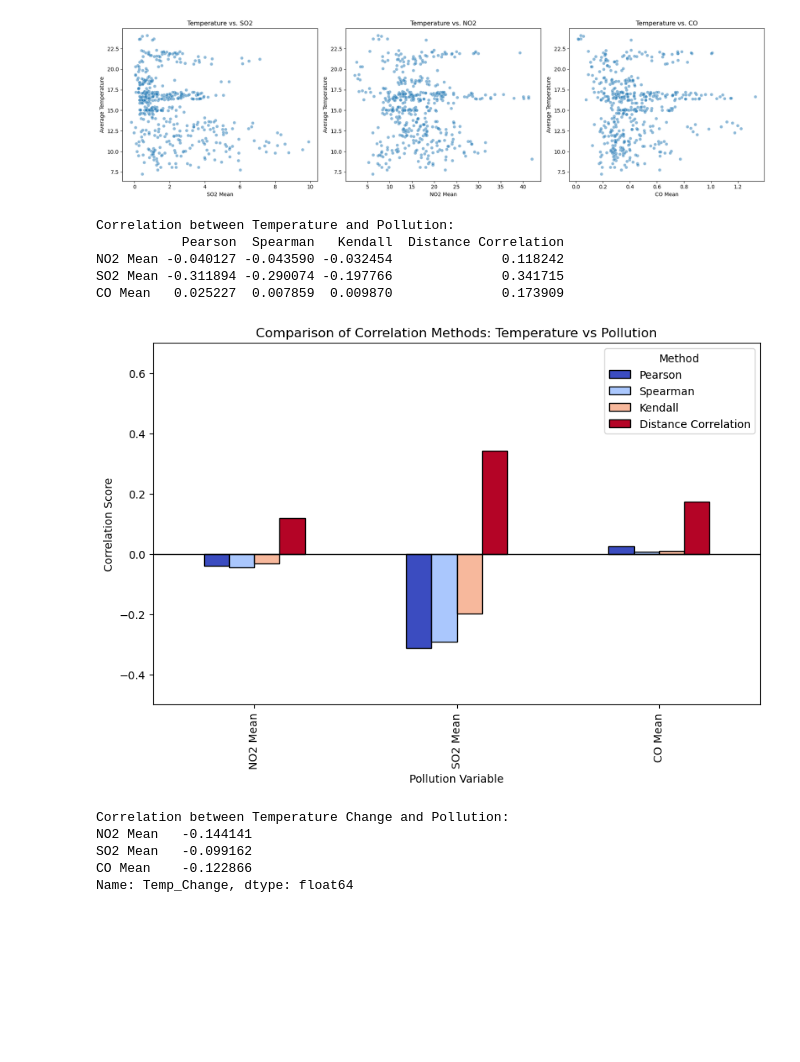
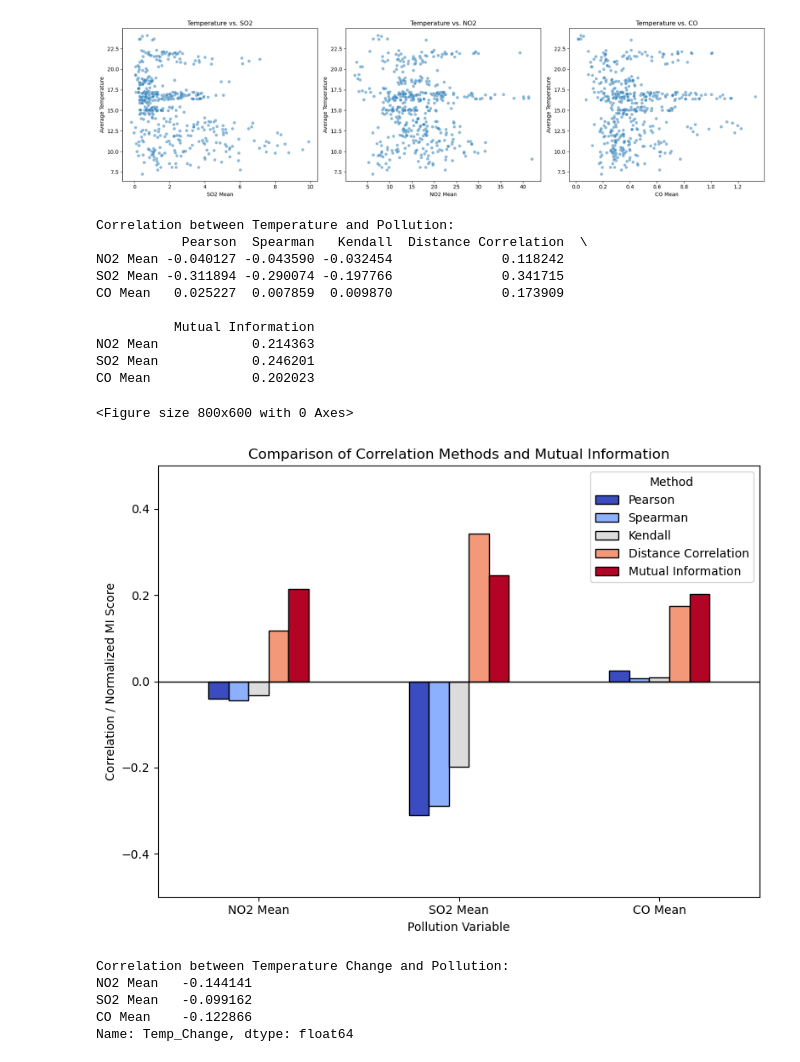
Before and after one commit to aredjil/Temperature-forecasting-for-different-cities-in-the-world, a Jupyter notebook: Correlation_analysis.ipynb, the cells around one changed output. Cells and saved outputs as stored; diff of their text form; code cells hidden in the pictures; blank space fills up the shorter version.

```diff
--- a/Correlation_analysis.ipynb
+++ b/Correlation_analysis.ipynb
@@ -102,7 +102,7 @@ We need to measure correlations between different variables in the dataset (df).
 #pollution_df = pd.read_csv("data-project3/pollution_us_2000_2016.csv")
 #df = pollution_df.copy()
 
-df = pd.read_csv('averaged_output.csv')
+df = pd.read_csv('clean_data.csv')
 # %%
 df
 # %% [output]
@@ -221,40 +228,67 @@ plt.tight_layout()
 # %%
 # Pollution variables
 pollution_vars = ["NO2 Mean", "SO2 Mean", "CO Mean"]
 
-# Compute correlations using different methods
+# Compute Mutual Information
+X = df[pollution_vars]
+y = df["AverageTemperature"]
+
+mi_scores = mutual_info_regression(X, y)
+mi_df = pd.DataFrame(mi_scores, index=pollution_vars, columns=["Mutual Information"])
+
+# Compute Correlations using different methods
 correlation_results = {}
 for var in pollution_vars:
     correlation_results[var] = {
         "Pearson": correlation(df, "AverageTemperature", var, method="pearson"),
         "Spearman": correlation(df, "AverageTemperature", var, method="spearman"),
         "Kendall": correlation(df, "AverageTemperature", var, method="kendall"),
         "Distance Correlation": distance_correlation(df["AverageTemperature"].dropna(), df[var].dropna())
     }
 
-# Convert to DataFrame for better visualization
+# Convert correlation results to DataFrame
 correlation_df = pd.DataFrame(correlation_results).T
+
+# Combine Mutual Information with Correlation results
+combined_df = correlation_df.copy()
+combined_df["Mutual Information"] = mi_df["Mutual Information"]
+
+# Normalize Mutual Information to match correlation scale (-1, 1)
+#mi_max = combined_df["Mutual Information"].max()
+#combined_df["Mutual Information"] /= mi_max  # Normaliza a escala relativa
 
 # Print correlation results
 print("\nCorrelation between Temperature and Pollution:")
-print(correlation_df)
+print(combined_df)
 
 # Plot bar chart for comparison
-correlation_df.plot(kind='bar', figsize=(10, 6), colormap="coolwarm", edgecolor="black")
+plt.figure(figsize=(8, 6))
+combined_df.plot(kind='bar', figsize=(8, 6), colormap="coolwarm", edgecolor="black")
 plt.xlabel("Pollution Variable")
-plt.ylabel("Correlation Score")
-plt.title("Comparison of Correlation Methods: Temperature vs Pollution")
+plt.ylabel("Correlation / Normalized MI Score")
+plt.title("Comparison of Correlation Methods and Mutual Information")
 plt.axhline(0, color='black', linewidth=1)
-plt.ylim(-0.5,0.7)
-plt.legend(title="Method")
+plt.ylim(-0.5, 0.5)
+plt.legend(title="Method", bbox_to_anchor=(1, 1))
+plt.xticks(rotation=0)
+
+# Save the plot
+plt.tight_layout()
+plt.savefig("figures/correlation_pollution_methods.png", dpi=300, bbox_inches='tight')
 plt.show()
 # %% [output]
 Correlation between Temperature and Pollution:
-           Pearson  Spearman   Kendall  Distance Correlation
+           Pearson  Spearman   Kendall  Distance Correlation  \
 NO2 Mean -0.040127 -0.043590 -0.032454              0.118242
 SO2 Mean -0.311894 -0.290074 -0.197766              0.341715
 CO Mean   0.025227  0.007859  0.009870              0.173909
+
+          Mutual Information
+NO2 Mean            0.214363
+SO2 Mean            0.246201
+CO Mean             0.202023
+<Figure size 800x600 with 0 Axes>
-[figure, old version]
+[figure, new version]
 # %%
 ### 3 Correlation between Temperature Change and Pollution
 # Compute the moving average of temperature over 3-year periods
```
Also changed, not shown: parts of 9 cells of this notebook, 14 other files.
